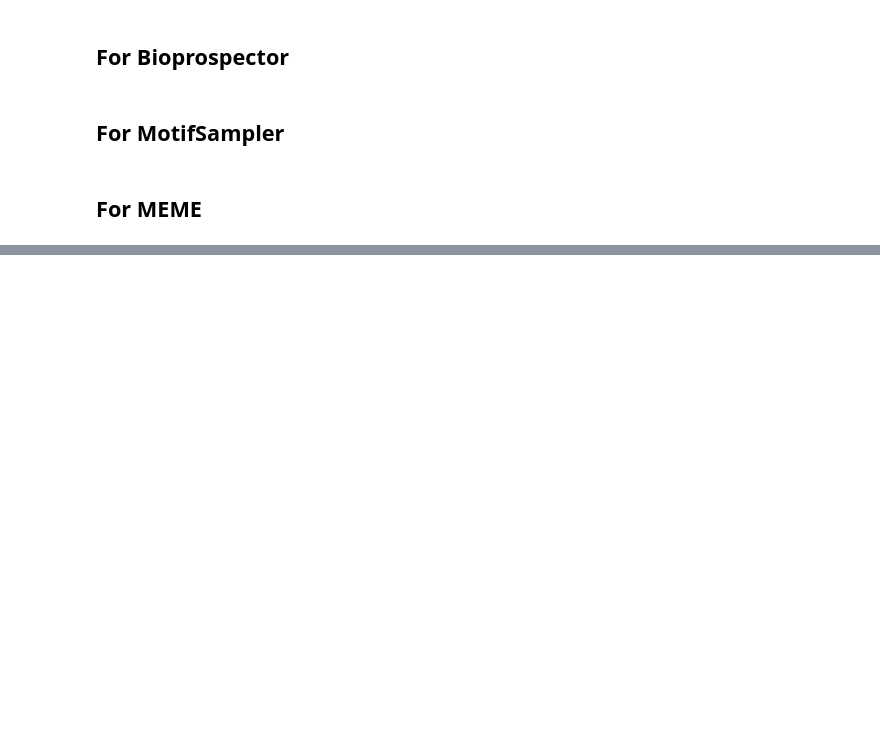
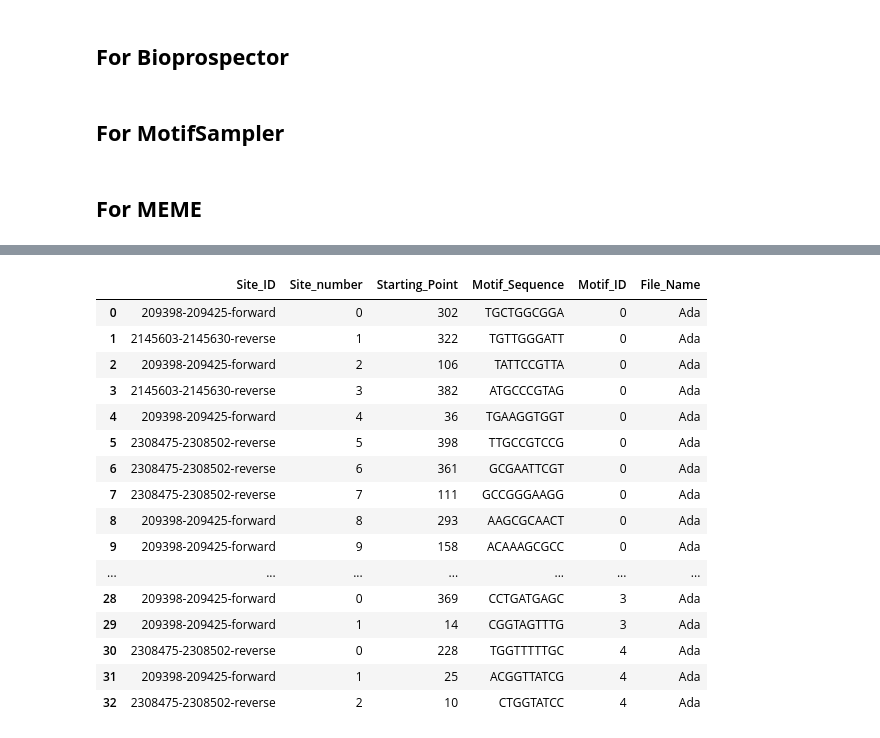
Before and after one commit to SpyrosAlvanakis/Molecular_Algorithms_project, a Jupyter notebook: Regex_for_outputs.ipynb, the cells around one changed output, grey strips where cells are left out. Cells and saved outputs as stored; diff of their text form; code cells hidden in the pictures; blank space fills up the shorter version.

Commit message:
Store meme results into dataframes

```diff
--- a/Regex_for_outputs.ipynb
+++ b/Regex_for_outputs.ipynb
@@ -263,12 +259,0 @@ meme_dict
-# %%
-meme_site_pattern = r'(\d+-\d+-(?:forward|reverse))\s*(\d+)'
-for i, site in enumerate(meme_sites):
-    print(site[0])
-    sites_per_motif = re.findall(meme_site_pattern, site[1])
-    print(sites_per_motif)
-    temp_dict = {}
-    # for j, s in enumerate(sites_per_motif):
-    #     print(j)
-    #     print(s)
-    #     temp_dict[j] = {'seq_id': s[0], 'position': s[1]}
-        # print(temp_dict)
@@ -285,0 +270,25 @@ for i, site in enumerate(meme_sites):
+# %%
+meme_site_pattern = r'(?P<site_id>\d+-\d+-(?:forward|reverse))\s*(?P<start_number>\d+)\s+\S+\s+(?P<motif_sequence>\S+)\s+\S+\s+\S+'
+# meme_site_pattern = r'(?P<site_id>\S+)\s+(?P<start_number>\d+)\s+\S+\s+(?P<motif_sequence>\S+)\s+\S+\s+\S+'
+meme_site_dict = {'Site_ID': [],
+                  'Site_number': [],
+                  'Starting_Point': [],
+                  'Motif_Sequence': [],
+                  'Motif_ID': [],
+                  'File_Name': []
+                  }
+for i, site in enumerate(meme_sites):
+    print(site[0])
+    print(site[1])
+    # sites_per_motif = re.findall(meme_site_pattern, site[1])
+    sites_per_motif = re.finditer(meme_site_pattern, site[1])
+    print(sites_per_motif)
+    for j, match in enumerate(sites_per_motif):
+        meme_site_dict['Site_ID'].append(match.group('site_id'))
+        meme_site_dict['Site_number'].append(j)
+        meme_site_dict['Starting_Point'].append(int(match.group('start_number')))
+        meme_site_dict['Motif_Sequence'].append(match.group('motif_sequence'))
+        meme_site_dict['Motif_ID'].append(i)
+        meme_site_dict['File_Name'].append('Ada')
+
+print(meme_site_dict)
@@ -285,0 +313,20 @@ for i, site in enumerate(meme_sites):
+# %%
+pd.DataFrame(meme_site_dict)
+# %% [output]
+|  | Site_ID | Site_number | Starting_Point | Motif_Sequence | Motif_ID | File_Name |
+| 0 | 209398-209425-forward | 0 | 302 | TGCTGGCGGA | 0 | Ada |
+| 1 | 2145603-2145630-reverse | 1 | 322 | TGTTGGGATT | 0 | Ada |
+| 2 | 209398-209425-forward | 2 | 106 | TATTCCGTTA | 0 | Ada |
+| 3 | 2145603-2145630-reverse | 3 | 382 | ATGCCCGTAG | 0 | Ada |
+| 4 | 209398-209425-forward | 4 | 36 | TGAAGGTGGT | 0 | Ada |
+| 5 | 2308475-2308502-reverse | 5 | 398 | TTGCCGTCCG | 0 | Ada |
+| 6 | 2308475-2308502-reverse | 6 | 361 | GCGAATTCGT | 0 | Ada |
+| 7 | 2308475-2308502-reverse | 7 | 111 | GCCGGGAAGG | 0 | Ada |
+| 8 | 209398-209425-forward | 8 | 293 | AAGCGCAACT | 0 | Ada |
+| 9 | 209398-209425-forward | 9 | 158 | ACAAAGCGCC | 0 | Ada |
+| ... | ... | ... | ... | ... | ... | ... |
+| 28 | 209398-209425-forward | 0 | 369 | CCTGATGAGC | 3 | Ada |
+| 29 | 209398-209425-forward | 1 | 14 | CGGTAGTTTG | 3 | Ada |
+| 30 | 2308475-2308502-reverse | 0 | 228 | TGGTTTTTGC | 4 | Ada |
+| 31 | 209398-209425-forward | 1 | 25 | ACGGTTATCG | 4 | Ada |
+| 32 | 2308475-2308502-reverse | 2 | 10 | CTGGTATCC | 4 | Ada |
```
Also changed, not shown: parts of 4 cells of this notebook.
